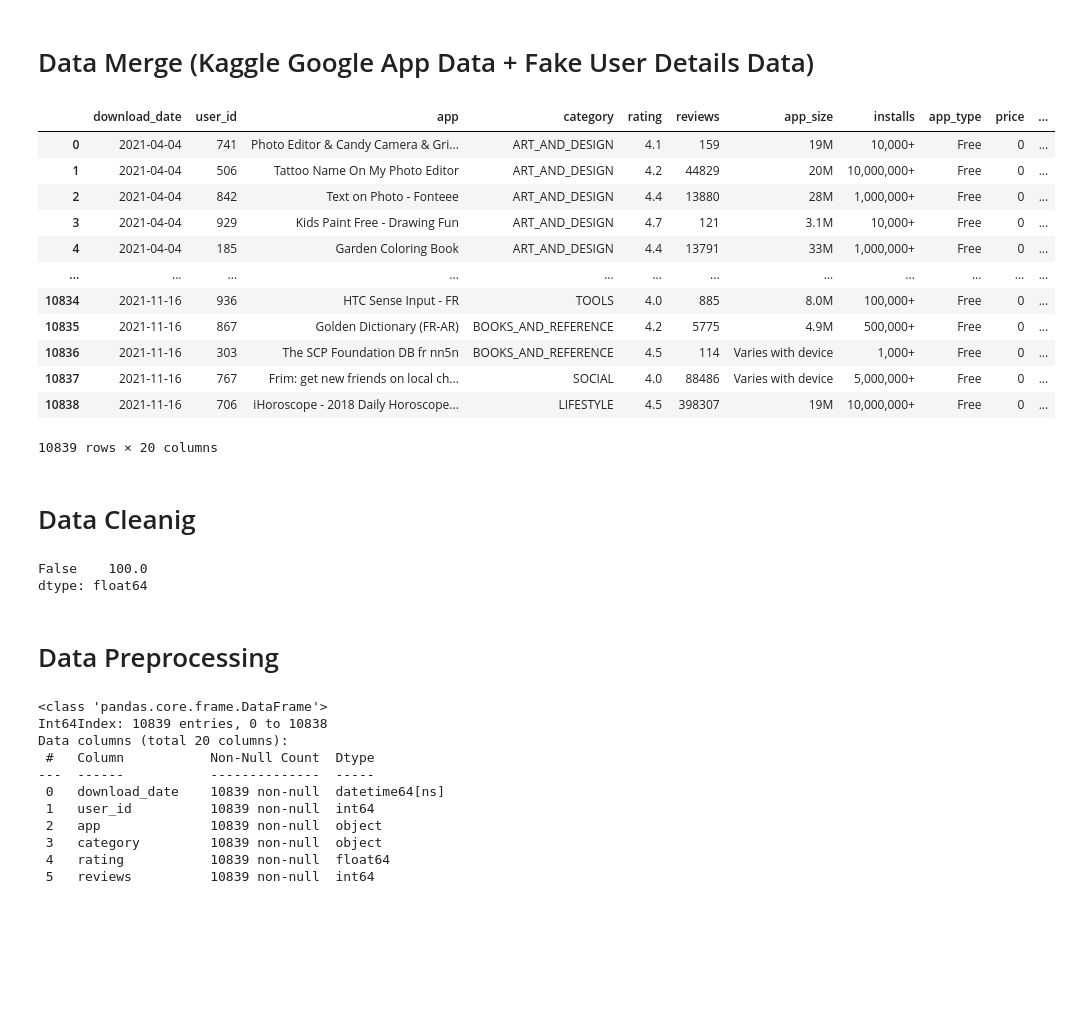
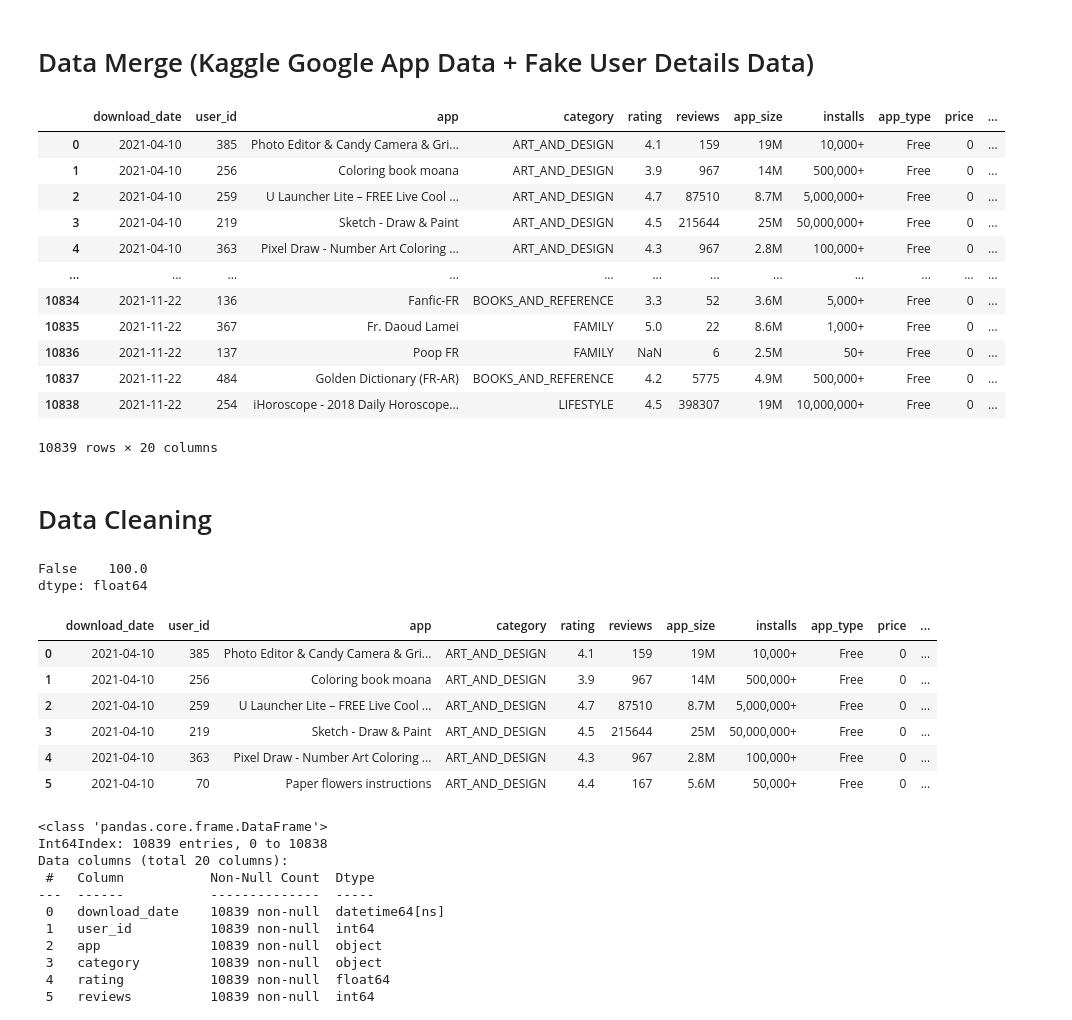
Before and after one commit to ktnsh24/MyDataEngineeringProject, a Jupyter notebook: BatchProcessing/users_app_batch_client_data.ipynb, the cells around one changed output. Saved outputs shown, nothing was run; the diff lists cells and outputs as text; code cells hidden in the pictures; blank space fills up the shorter version.

```diff
--- a/users_app_batch_client_data.ipynb
+++ b/BatchProcessing/users_app_batch_client_data.ipynb
@@ -37,10 +37,9 @@ df
 | 10838 | iHoroscope - 2018 Daily Horoscope... | LIFESTYLE | 4.5 | 398307 | 19M | 10,000,000+ | Free | 0 | Everyone | Lifestyle | ... |
 10839 rows × 13 columns
 # %%
-#Add 200 Random user_id
-df["user_id"] = np.random.randint(1, 1000, len(df))
-#Add download date between 2020-01-01 and 2021-01-01
-#df["download_date"] = np.random.choice(pd.date_range('2020-01-01', '2021-01-01'), len(df))
+#Add 500 Random user_id
+df["user_id"] = np.random.randint(1, 500, len(df))
+#Add download date
 df["download_date"] = pd.date_range('today', periods=len(df), freq='30min').normalize()
 #reindex the column order
 df = df.reindex(columns=['download_date', 'user_id', 'app',  'category', 'rating', 'reviews', 'app_size', 'installs', 'app_type', 'price', 'content_rating', 'genres', 'last_updated', 'current_version', 'android_version'])
@@ -84,7 +83,7 @@ len(df_app)
 # %%
 from faker import Faker
 fake = Faker()
-n = 1000
+n = 500
 faker_data = pd.DataFrame([[fake.name(), np.random.randint(18,65), fake.state()] for _ in range(n)],
      columns=['user_name', 'user_age', 'user_location'])
 user_id = pd.factorize(faker_data.apply(tuple, axis=1))[0] + 1
@@ -95,27 +94,27 @@ faker_data.insert(loc=0, column='user_id', value=user_id)
 # %%
 #Merge Faker data to kaggle data on left
 users_app_data = df.merge(faker_data, on='user_id', how='left')
 #Add time spent column
-users_app_data['time_spent_min'] = np.random.randint(90, 400, len(users_app_data))
+users_app_data['time_spent_min'] = np.random.randint(30, 250, len(users_app_data))
 #users_app_data['user_details'] = users_app_data['user_name'] + ', ' + users_app_data['user_age'].astype(str) + ', ' + users_app_data['user_location'] + ', ' + users_app_data['time_spent_min'].astype(str)
 #users_app_data = users_app_data.drop(['user_name', 'user_age', 'user_location', 'time_spent_min'], 1)
 users_app_data
 # %% [output]
 |  | download_date | user_id | app | category | rating | reviews | app_size | installs | app_type | price | ... |
-| 0 | 2021-04-04 | 741 | Photo Editor & Candy Camera & Gri... | ART_AND_DESIGN | 4.1 | 159 | 19M | 10,000+ | Free | 0 | ... |
-| 1 | 2021-04-04 | 506 | Tattoo Name On My Photo Editor | ART_AND_DESIGN | 4.2 | 44829 | 20M | 10,000,000+ | Free | 0 | ... |
-| 2 | 2021-04-04 | 842 | Text on Photo - Fonteee | ART_AND_DESIGN | 4.4 | 13880 | 28M | 1,000,000+ | Free | 0 | ... |
-| 3 | 2021-04-04 | 929 | Kids Paint Free - Drawing Fun | ART_AND_DESIGN | 4.7 | 121 | 3.1M | 10,000+ | Free | 0 | ... |
-| 4 | 2021-04-04 | 185 | Garden Coloring Book | ART_AND_DESIGN | 4.4 | 13791 | 33M | 1,000,000+ | Free | 0 | ... |
+| 0 | 2021-04-10 | 385 | Photo Editor & Candy Camera & Gri... | ART_AND_DESIGN | 4.1 | 159 | 19M | 10,000+ | Free | 0 | ... |
+| 1 | 2021-04-10 | 256 | Coloring book moana | ART_AND_DESIGN | 3.9 | 967 | 14M | 500,000+ | Free | 0 | ... |
+| 2 | 2021-04-10 | 259 | U Launcher Lite – FREE Live Cool ... | ART_AND_DESIGN | 4.7 | 87510 | 8.7M | 5,000,000+ | Free | 0 | ... |
+| 3 | 2021-04-10 | 219 | Sketch - Draw & Paint | ART_AND_DESIGN | 4.5 | 215644 | 25M | 50,000,000+ | Free | 0 | ... |
+| 4 | 2021-04-10 | 363 | Pixel Draw - Number Art Coloring ... | ART_AND_DESIGN | 4.3 | 967 | 2.8M | 100,000+ | Free | 0 | ... |
 | ... | ... | ... | ... | ... | ... | ... | ... | ... | ... | ... | ... |
-| 10834 | 2021-11-16 | 936 | HTC Sense Input - FR | TOOLS | 4.0 | 885 | 8.0M | 100,000+ | Free | 0 | ... |
-| 10835 | 2021-11-16 | 867 | Golden Dictionary (FR-AR) | BOOKS_AND_REFERENCE | 4.2 | 5775 | 4.9M | 500,000+ | Free | 0 | ... |
-| 10836 | 2021-11-16 | 303 | The SCP Foundation DB fr nn5n | BOOKS_AND_REFERENCE | 4.5 | 114 | Varies with device | 1,000+ | Free | 0 | ... |
-| 10837 | 2021-11-16 | 767 | Frim: get new friends on local ch... | SOCIAL | 4.0 | 88486 | Varies with device | 5,000,000+ | Free | 0 | ... |
-| 10838 | 2021-11-16 | 706 | iHoroscope - 2018 Daily Horoscope... | LIFESTYLE | 4.5 | 398307 | 19M | 10,000,000+ | Free | 0 | ... |
+| 10834 | 2021-11-22 | 136 | Fanfic-FR | BOOKS_AND_REFERENCE | 3.3 | 52 | 3.6M | 5,000+ | Free | 0 | ... |
+| 10835 | 2021-11-22 | 367 | Fr. Daoud Lamei | FAMILY | 5.0 | 22 | 8.6M | 1,000+ | Free | 0 | ... |
+| 10836 | 2021-11-22 | 137 | Poop FR | FAMILY | NaN | 6 | 2.5M | 50+ | Free | 0 | ... |
+| 10837 | 2021-11-22 | 484 | Golden Dictionary (FR-AR) | BOOKS_AND_REFERENCE | 4.2 | 5775 | 4.9M | 500,000+ | Free | 0 | ... |
+| 10838 | 2021-11-22 | 254 | iHoroscope - 2018 Daily Horoscope... | LIFESTYLE | 4.5 | 398307 | 19M | 10,000,000+ | Free | 0 | ... |
 10839 rows × 20 columns
 # %% [markdown]
-# Data Cleanig
+# Data Cleaning
 # %%
 #Check Total Duplicates
 (users_app_data.duplicated().value_counts()/users_app_data.shape[0])*100
@@ -132,2 +128,0 @@ users_app_data['rating'].fillna(median,inplace=True)
-# %% [markdown]
-# Data Preprocessing
@@ -146,3 +129,19 @@ users_app_data['price'] = users_app_data['price'].str.replace('$','').astype('fl
+# %%
+from datetime import date
+today = date.today()
+
+# dd/mm/YY
+d1 = today.strftime("%Y-%m-%d")
+df = users_app_data[users_app_data.download_date == str(today.strftime("%Y/%m/%d"))]
+df
+# %% [output]
+|  | download_date | user_id | app | category | rating | reviews | app_size | installs | app_type | price | ... |
+| 0 | 2021-04-10 | 385 | Photo Editor & Candy Camera & Gri... | ART_AND_DESIGN | 4.1 | 159 | 19M | 10,000+ | Free | 0 | ... |
+| 1 | 2021-04-10 | 256 | Coloring book moana | ART_AND_DESIGN | 3.9 | 967 | 14M | 500,000+ | Free | 0 | ... |
+| 2 | 2021-04-10 | 259 | U Launcher Lite – FREE Live Cool ... | ART_AND_DESIGN | 4.7 | 87510 | 8.7M | 5,000,000+ | Free | 0 | ... |
+| 3 | 2021-04-10 | 219 | Sketch - Draw & Paint | ART_AND_DESIGN | 4.5 | 215644 | 25M | 50,000,000+ | Free | 0 | ... |
+| 4 | 2021-04-10 | 363 | Pixel Draw - Number Art Coloring ... | ART_AND_DESIGN | 4.3 | 967 | 2.8M | 100,000+ | Free | 0 | ... |
+| 5 | 2021-04-10 | 70 | Paper flowers instructions | ART_AND_DESIGN | 4.4 | 167 | 5.6M | 50,000+ | Free | 0 | ... |
 # %%
 users_app_data.info()
 # %% [output]
```
Also changed, not shown: parts of 3 cells of this notebook, 17 other files.
